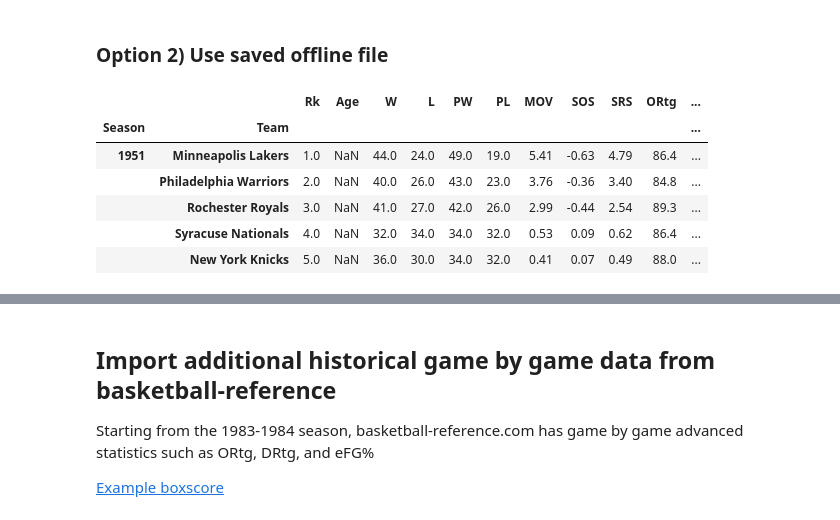
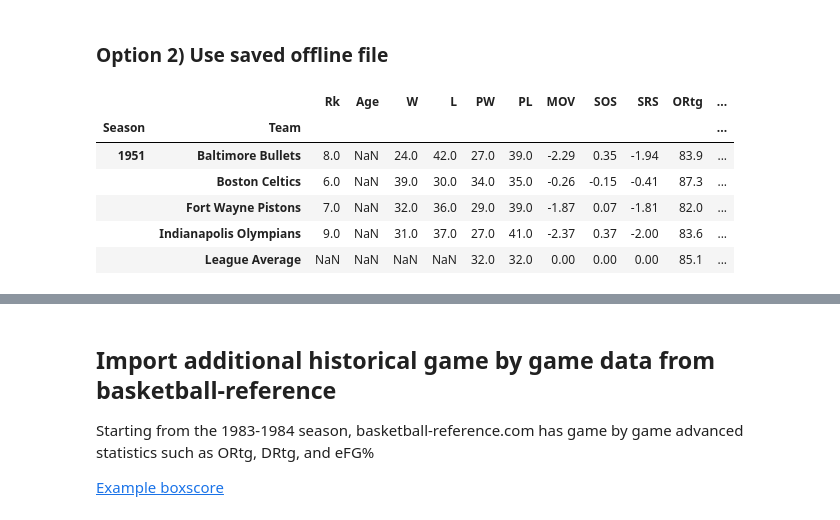
Before and after one commit to JKasakyan/nba-win-prob-model, a Jupyter notebook: Src/data_wrangle.ipynb, the cells around one changed output, grey strips where cells are left out. Cells and saved outputs as stored; diff of their text form; code cells hidden in the pictures.

```diff
--- a/Src/data_wrangle.ipynb
+++ b/Src/data_wrangle.ipynb
@@ -125,16 +126,20 @@ generate_season_summaries_for(start_year, end_year).to_csv("../Data/nba_season_s
 # %% [markdown]
 ### Option 2) Use saved offline file
 # %%
+start_year = 1951
+end_year = 2018
 df_season_summaries_1951_2018 = pd.read_csv("../Data/nba_season_summaries_{}_{}.csv".format(start_year, end_year), index_col=[0, 1])
+# For MultiIndex slicing support
+df_season_summaries_1951_2018.sort_index(inplace=True)
 df_season_summaries_1951_2018.head()
 # %% [output]
 |  |  | Rk | Age | W | L | PW | PL | MOV | SOS | SRS | ORtg | ... |
 | Season | Team |  |  |  |  |  |  |  |  |  |  | ... |
-| 1951 | Minneapolis Lakers | 1.0 | NaN | 44.0 | 24.0 | 49.0 | 19.0 | 5.41 | -0.63 | 4.79 | 86.4 | ... |
-|  | Philadelphia Warriors | 2.0 | NaN | 40.0 | 26.0 | 43.0 | 23.0 | 3.76 | -0.36 | 3.40 | 84.8 | ... |
-|  | Rochester Royals | 3.0 | NaN | 41.0 | 27.0 | 42.0 | 26.0 | 2.99 | -0.44 | 2.54 | 89.3 | ... |
-|  | Syracuse Nationals | 4.0 | NaN | 32.0 | 34.0 | 34.0 | 32.0 | 0.53 | 0.09 | 0.62 | 86.4 | ... |
-|  | New York Knicks | 5.0 | NaN | 36.0 | 30.0 | 34.0 | 32.0 | 0.41 | 0.07 | 0.49 | 88.0 | ... |
+| 1951 | Baltimore Bullets | 8.0 | NaN | 24.0 | 42.0 | 27.0 | 39.0 | -2.29 | 0.35 | -1.94 | 83.9 | ... |
+|  | Boston Celtics | 6.0 | NaN | 39.0 | 30.0 | 34.0 | 35.0 | -0.26 | -0.15 | -0.41 | 87.3 | ... |
+|  | Fort Wayne Pistons | 7.0 | NaN | 32.0 | 36.0 | 29.0 | 39.0 | -1.87 | 0.07 | -1.81 | 82.0 | ... |
+|  | Indianapolis Olympians | 9.0 | NaN | 31.0 | 37.0 | 27.0 | 41.0 | -2.37 | 0.37 | -2.00 | 83.6 | ... |
+|  | League Average | NaN | NaN | NaN | NaN | 32.0 | 32.0 | 0.00 | 0.00 | 0.00 | 85.1 | ... |
 # %% [markdown]
 ### Analyze fields
 
```
Also changed, not shown: parts of 25 cells of this notebook.
